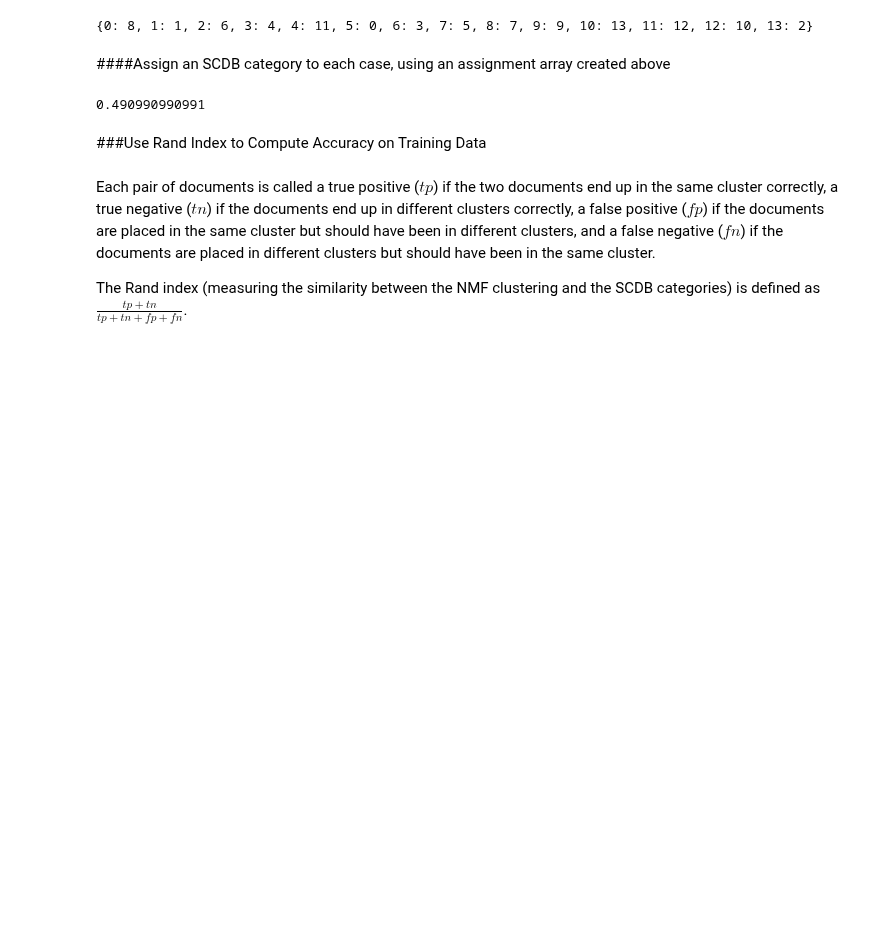
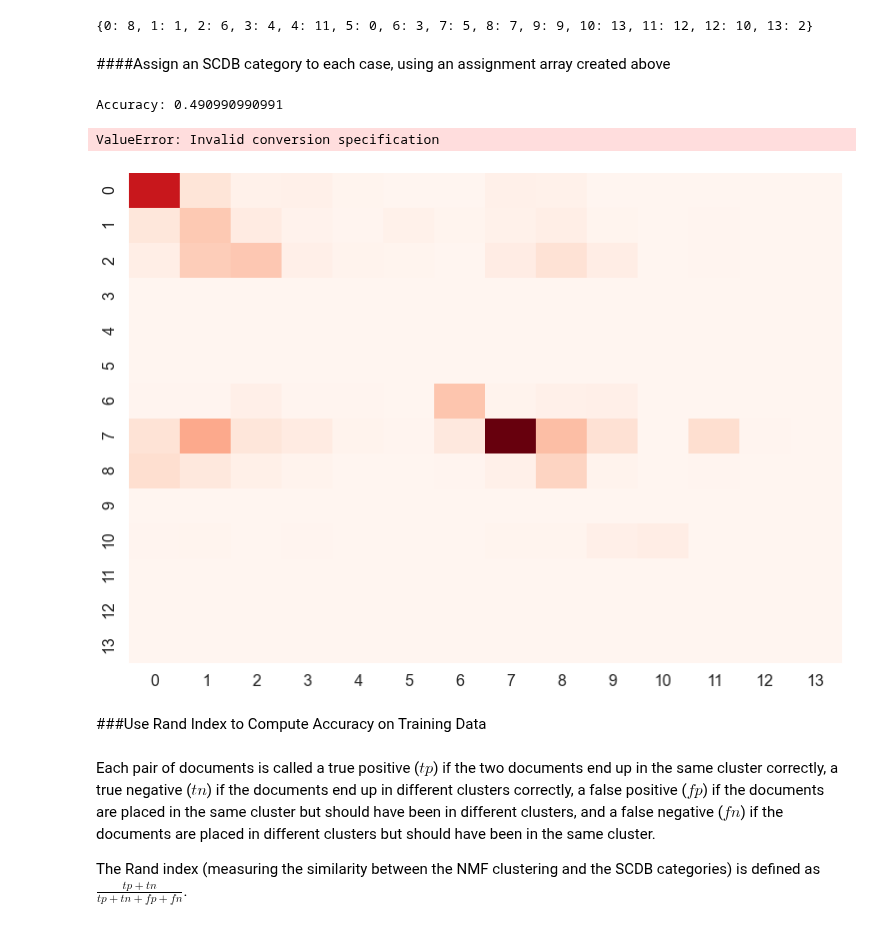
Before and after one commit to yunhanxu/cs109-project, a Jupyter notebook: NMF.ipynb, the cells around one changed output. Drawn from its saved outputs; the diff is of its cells as text; code cells hidden in the pictures; blank space fills up the shorter version.

```diff
--- a/NMF.ipynb
+++ b/NMF.ipynb
@@ -9,6 +9,9 @@ import matplotlib.pyplot as plt
 import bottleneck as bn
 import itertools
 from sklearn.cross_validation import KFold
+import seaborn as sns
+sns.set_style("whitegrid")
+sns.set_context("poster")
 # %% [markdown]
 ###Fake Testing
 # %%
@@ -247,9 +250,22 @@ print assignments
 new_clusters = map(lambda cluster : assignments[cluster], clusters)
 # compute and output accuracy rate
 correct = map(lambda (c1,c2) : c1==c2, zip(new_clusters, noun_train_issue_areas))
-print float(sum(correct)) / len(correct)
+print 'Accuracy:', float(sum(correct)) / len(correct)
 # %% [output]
-0.490990990991
+Accuracy: 0.490990990991
+# %%
+compare_mat_new = np.zeros((14,14))
+for i,j in zip(new_clusters, noun_train_issue_areas):
+    compare_mat_new[i][j] += 1
+# normalize each row to have a sum of 1
+#compare_mat_new = compare_mat_new.T
+#compare_mat_new = map(lambda row : map(float,row) / sum(row) if sum(row) > 0 else map(float,row), np.array(compare_mat_new))
+#compare_mat_new = np.array(compare_mat_new).T
+
+sns.heatmap(compare_mat_new, cmap='Reds', annot=True, fmt='%d')
+# %% [output]
+ValueError: Invalid conversion specification
+[figure, added]
 # %% [markdown]
 ###Use Rand Index to Compute Accuracy on Training Data
 # %% [markdown]
```
Also changed, not shown: parts of 26 cells of this notebook.
